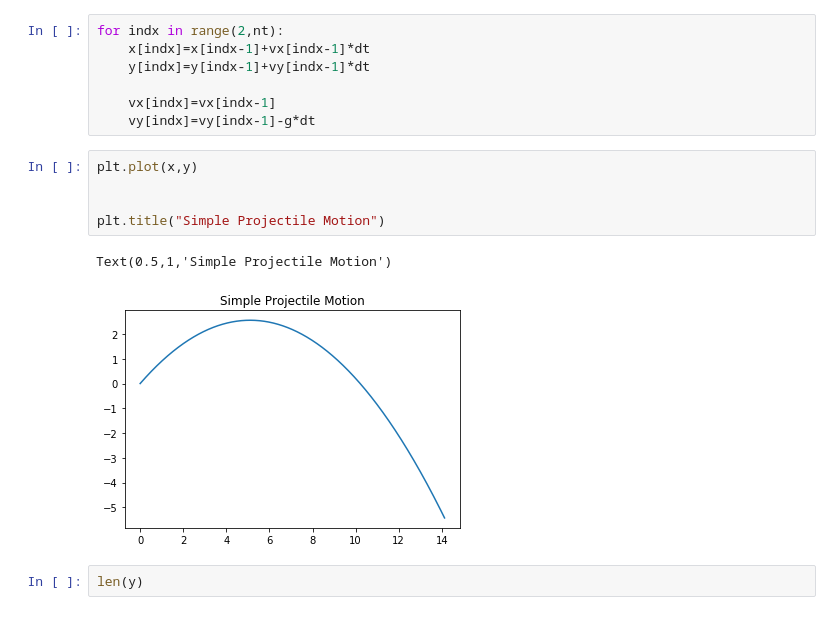
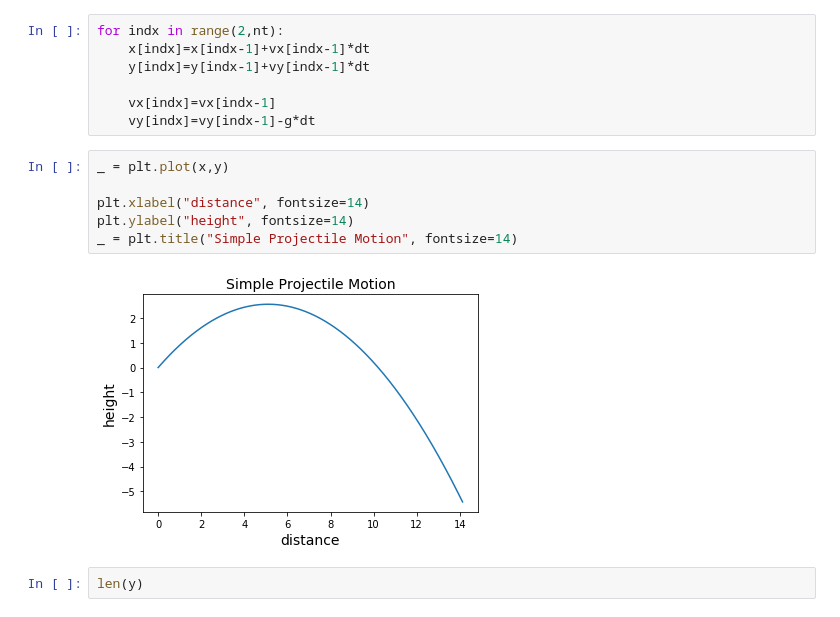
Before and after one commit to umbcdata601/fall2018, a Jupyter notebook: jupyter_notebooks/week4_regression/projectile_motion.ipynb, the cells around one changed output. Saved outputs shown, nothing was run; the diff lists cells and outputs as text.

```diff
--- a/jupyter_notebooks/week4_regression/projectile_motion.ipynb
+++ b/jupyter_notebooks/week4_regression/projectile_motion.ipynb
@@ -52,13 +52,13 @@ for indx in range(2,nt):
     vx[indx]=vx[indx-1]
     vy[indx]=vy[indx-1]-g*dt
 # %%
-plt.plot(x,y)
+_ = plt.plot(x,y)
 
-
-plt.title("Simple Projectile Motion")
+plt.xlabel("distance", fontsize=14)
+plt.ylabel("height", fontsize=14)
+_ = plt.title("Simple Projectile Motion", fontsize=14)
 # %% [output]
-Text(0.5,1,'Simple Projectile Motion')
-[figure, old version]
+[figure, new version]
 # %%
 len(y)
 # %% [output]
```
Also changed, not shown: parts of 1 cell of this notebook, 2 other files.
